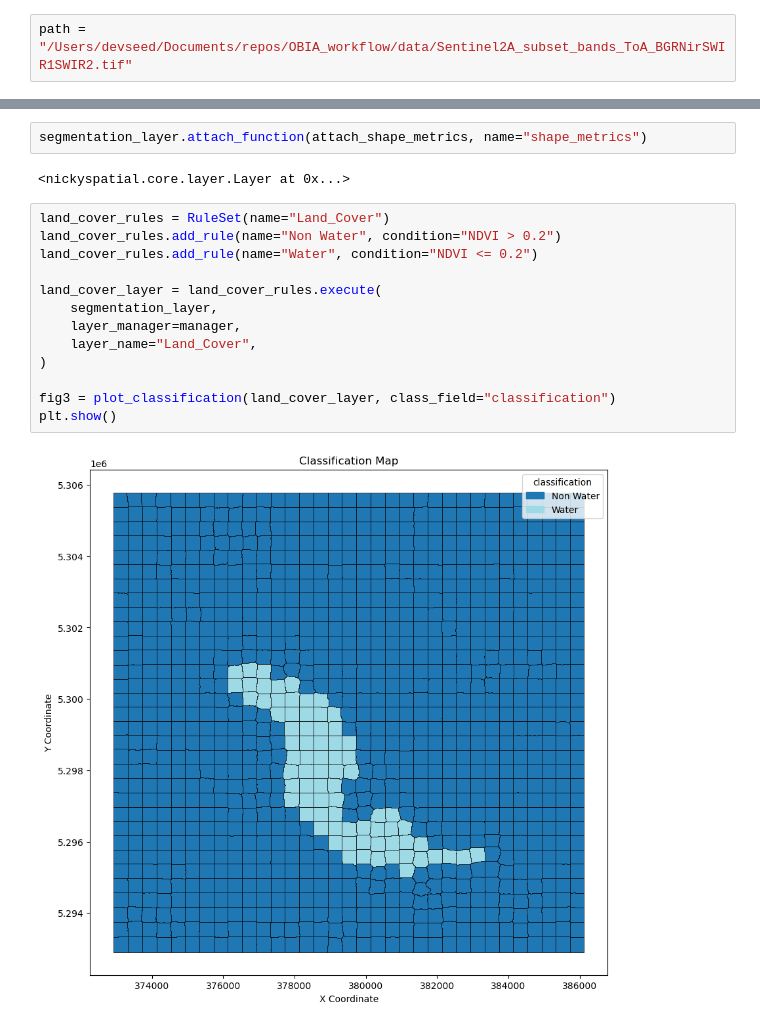
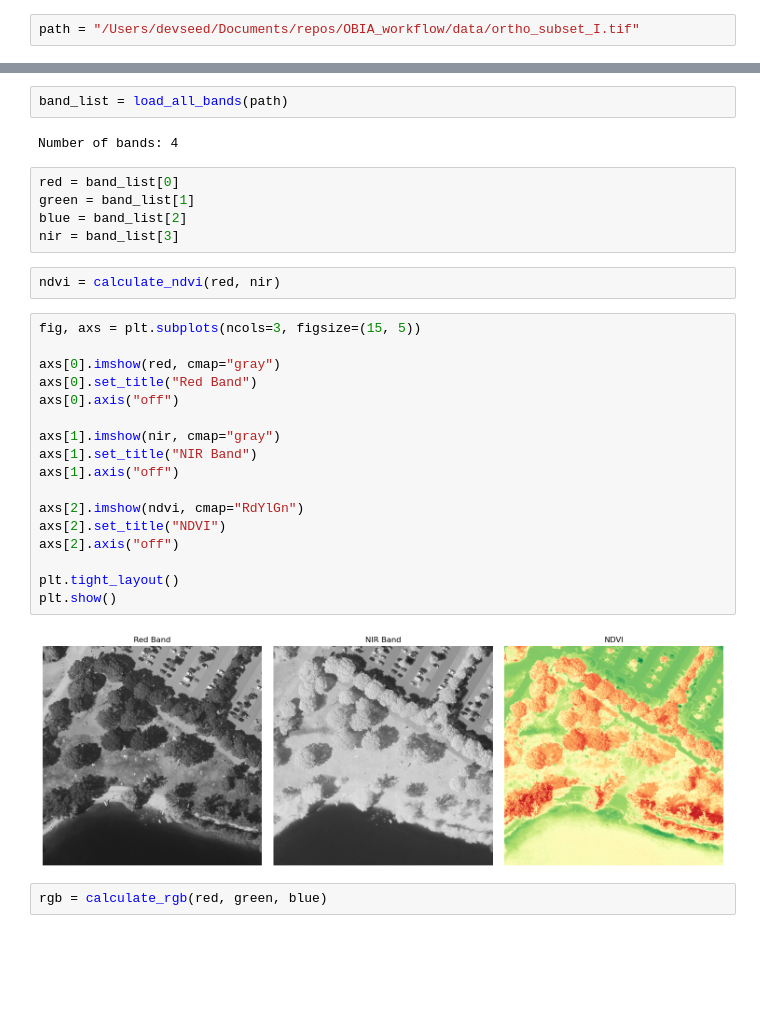
Before and after one commit to brunacandido/OBIA_workflow, a Jupyter notebook: notebooks/segmentation.ipynb, the cells around one changed output, grey strips where cells are left out. Saved outputs shown, nothing was run; the diff lists cells and outputs as text; blank space fills up the shorter version.

```diff
--- a/notebooks/segmentation.ipynb
+++ b/notebooks/segmentation.ipynb
@@ -26,2 +14,2 @@ from nickyspatial import (
 # %%
-path = "/Users/devseed/Documents/repos/OBIA_workflow/data/Sentinel2A_subset_bands_ToA_BGRNirSWIR1SWIR2.tif"
+path = "/Users/devseed/Documents/repos/OBIA_workflow/data/ortho_subset_I.tif"
@@ -82,19 +16,32 @@ plt.show()
-# %%
-segmentation_layer.attach_function(attach_shape_metrics, name="shape_metrics")
-# %% [output]
-<nickyspatial.core.layer.Layer at 0x...>
-# %%
-land_cover_rules = RuleSet(name="Land_Cover")
-land_cover_rules.add_rule(name="Non Water", condition="NDVI > 0.2")
-land_cover_rules.add_rule(name="Water", condition="NDVI <= 0.2")
-
-land_cover_layer = land_cover_rules.execute(
-    segmentation_layer,
-    layer_manager=manager,
-    layer_name="Land_Cover",
-)
-
-fig3 = plot_classification(land_cover_layer, class_field="classification")
-plt.show()
-# %% [output]
-[figure, removed]
+# %%
+band_list = load_all_bands(path)
+# %% [output]
+Number of bands: 4
+# %%
+red = band_list[0]
+green = band_list[1]
+blue = band_list[2]
+nir = band_list[3]
+# %%
+ndvi = calculate_ndvi(red, nir)
+# %%
+fig, axs = plt.subplots(ncols=3, figsize=(15, 5))
+
+axs[0].imshow(red, cmap="gray")
+axs[0].set_title("Red Band")
+axs[0].axis("off")
+
+axs[1].imshow(nir, cmap="gray")
+axs[1].set_title("NIR Band")
+axs[1].axis("off")
+
+axs[2].imshow(ndvi, cmap="RdYlGn")
+axs[2].set_title("NDVI")
+axs[2].axis("off")
+
+plt.tight_layout()
+plt.show()
+# %% [output]
+[figure, added]
+# %%
+rgb = calculate_rgb(red, green, blue)
```
Also changed, not shown: parts of 11 cells of this notebook.
